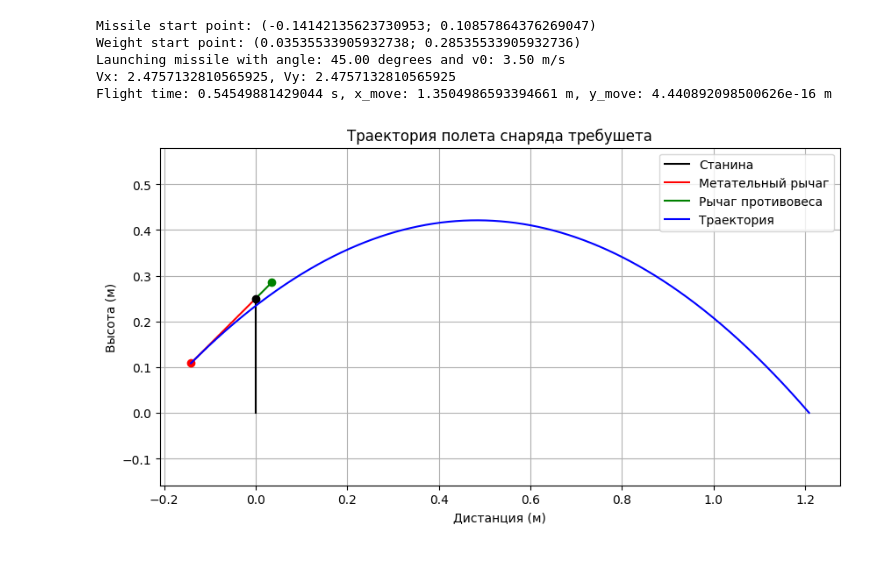
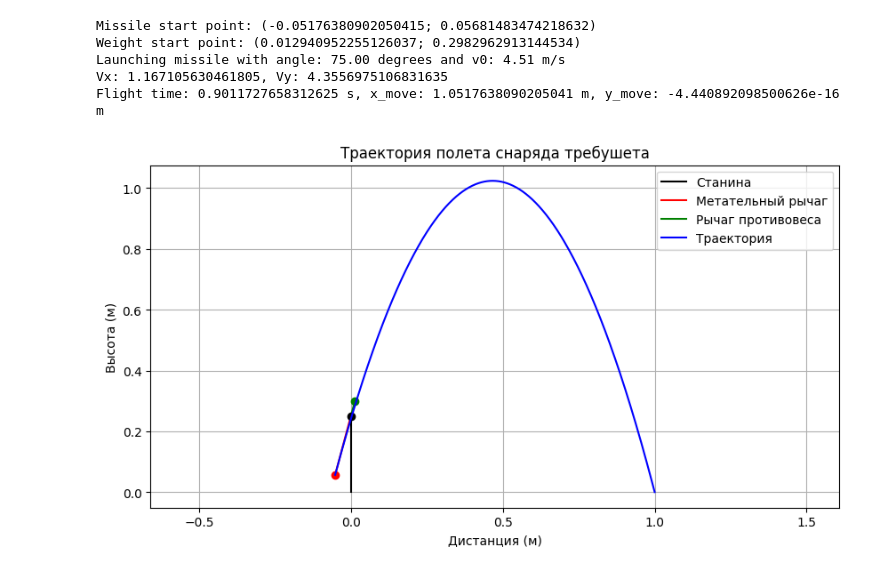
Before and after one commit to Zea-Zee/Mechanics-project, a Jupyter notebook: trebuchet.ipynb, the cells around one changed output. Cells and saved outputs as stored; diff of their text form; code cells hidden in the pictures.

```diff
--- a/trebuchet.ipynb
+++ b/trebuchet.ipynb
@@ -14,27 +17,6 @@ class Trebuchet:
         self.weight_arm_length = arm_length * arm_ratio
         self.g = 9.80665
         self.missile_coordinates = None
-
-    # def calculate_initial_velocity(self, R, h, angle):
-    #     # Угол в радианах
-
-    #     # Коеффициенты для квадратного уравнения
-    #     a = 1
-    #     b = -R * self.g * np.cos(angle) / (np.sin(2 * angle))
-    #     c = (R**2) / (2 * np.sin(angle)**2) - h
-
-    #     # Рассчитываем дискриминант
-    #     D = b**2 - 4 * a * c
-
-    #     if D < 0:
-    #         raise ValueError("Нет решения: дискриминант меньше нуля. Попробуйте изменить расстояние, высоту или угол.")
-
-    #     # Находим два корня
-    #     v0_positive = (-b + np.sqrt(D)) / (2 * a)
-    #     v0_negative = (-b - np.sqrt(D)) / (2 * a)
-
-    #     # Возвращаем положительное значение скорости
-    #     return max(v0_positive, v0_negative)
 
     def launch_parameters(self, distance, rad_angle):
         self.missile_x = -np.cos(rad_angle) * self.missile_arm_length
@@ -47,67 +29,63 @@ class Trebuchet:
         print(f"Weight start point: ({self.weight_x}; {self.weight_y})")
 
         x_move = -self.missile_x + distance
-        # v0 = math.sqrt((self.g * x_move ** 2) / (2 * (x_move + self.missile_y)))
-        # v0 = math.sqrt((self.g * (x_move ** 2)) / (2 * (x_move * np.tan(rad_angle) + self.missile_y)))
-        v0 = math.sqrt((self.g * x_move) / (np.sin(2 * rad_angle)) + 2 * self.missile_y * self.g * (np.cos(rad_angle) ** 2) / (np.sin(2 * rad_angle)))
-        # v0 = self.calculate_initial_velocity(x_move, self.missile_y, rad_angle)
+        numerator = self.g * (x_move ** 2)
+        denomenator = 2 * (np.cos(rad_angle) ** 2) * (self.missile_y + x_move * np.tan(rad_angle))
+        v0 = math.sqrt(numerator / denomenator)
 
         print(f"Launching missile with angle: {np.degrees(rad_angle):.2f} degrees and v0: {v0:.2f} m/s")
-        return v0, x_move
+        return v0
 
     def trajectory(self, v0, angle):
         v_y = v0 * np.sin(angle)
         v_x = v0 * np.cos(angle)
         print(f"Vx: {v_x}, Vy: {v_y}")
 
-        # Время до достижения наивысшей точки
-        first_path_time = v_y / self.g
+        first_path_time = v_y / self.g                      # Время до достижения наивысшей точки
         max_y = self.missile_y + v_y * first_path_time - 0.5 * self.g * (first_path_time ** 2)
 
-        second_path_time = math.sqrt(2 * max_y / self.g)  # Время от высшей точки до падения
-        total_time = first_path_time + second_path_time  # Общее время полета
+        second_path_time = math.sqrt((2 * max_y) / self.g)    # Время от высшей точки до падения
+        total_time = first_path_time + second_path_time     # Общее время полета
 
         print(f"Flight time: {total_time} s, x_move: {v_x * total_time} m, y_move: {self.missile_y + v_y * total_time - 0.5 * self.g * (total_time)**2} m")
 
-        t = np.linspace(0, total_time, num=10000)  # Временные точки
-        x = self.missile_x + v_x * t  # Положение по x
+        t = np.linspace(0, total_time, num=1000)            # Временные точки
+        x = self.missile_x + v_x * t                        # Положение по x
         y = self.missile_y + v_y * t - 0.5 * self.g * t**2  # Положение по y
 
-        # Ограничение y так, чтобы оно не было меньше 0
-        y = np.maximum(0, y)
         return t, x, y
 
     def visualize(self, distance, angle=None):
         rad_angle = np.radians(angle % 90)
-        v0, real_distance = self.launch_parameters(distance, rad_angle)
+        v0 = self.launch_parameters(distance, rad_angle)
         t, x, y = self.trajectory(v0, rad_angle)
 
         plt.figure(figsize=(10, 5))
         plt.plot([0, 0], [0, self.frame_height], label='Станина', color="black")
         plt.plot([self.missile_x, 0], [self.missile_y, self.frame_height], label='Метательный рычаг', color='red')
         plt.plot([0, self.weight_x], [self.frame_height, self.weight_y], label='Рычаг противовеса', color='green')
 
         plt.plot(self.missile_x, self.missile_y, marker='o', color='red')
         plt.plot(0, self.frame_height, marker='o', color='black')
         plt.plot(self.weight_x, self.weight_y, marker='o', color='green')
 
         plt.plot(x, y, label='Траектория', color='blue')
         plt.xlabel('Дистанция (м)')
         plt.ylabel('Высота (м)')
         plt.title('Траектория полета снаряда требушета')
 
         plt.grid(True)
         plt.axis('equal')
         plt.legend()
         # plt.xticks(np.arange(0, plt.xlim()[1], 0.1))
         plt.show()
 
 trebuchet = Trebuchet(arm_ratio=0.2, frame_height=0.25, arm_length=0.25)
-trebuchet.visualize(distance=1, angle=45)
+trebuchet.visualize(distance=1, angle=75)
 # %% [output]
-Missile start point: (-0.14142135623730953; 0.10857864376269047)
-Weight start point: (0.03535533905932738; 0.28535533905932736)
-Launching missile with angle: 45.00 degrees and v0: 3.50 m/s
-Vx: 2.4757132810565925, Vy: 2.4757132810565925
-Flight time: 0.54549881429044 s, x_move: 1.3504986593394661 m, y_move: 4.440892098500626e-16 m
+Missile start point: (-0.05176380902050415; 0.05681483474218632)
+Weight start point: (0.012940952255126037; 0.2982962913144534)
+Launching missile with angle: 75.00 degrees and v0: 4.51 m/s
+Vx: 1.167105630461805, Vy: 4.3556975106831635
+Flight time: 0.9011727658312625 s, x_move: 1.0517638090205041 m, y_move: -4.440892098500626e-16 m
-[figure, old version]
+[figure, new version]
```
Also changed, not shown: parts of 3 cells of this notebook.
